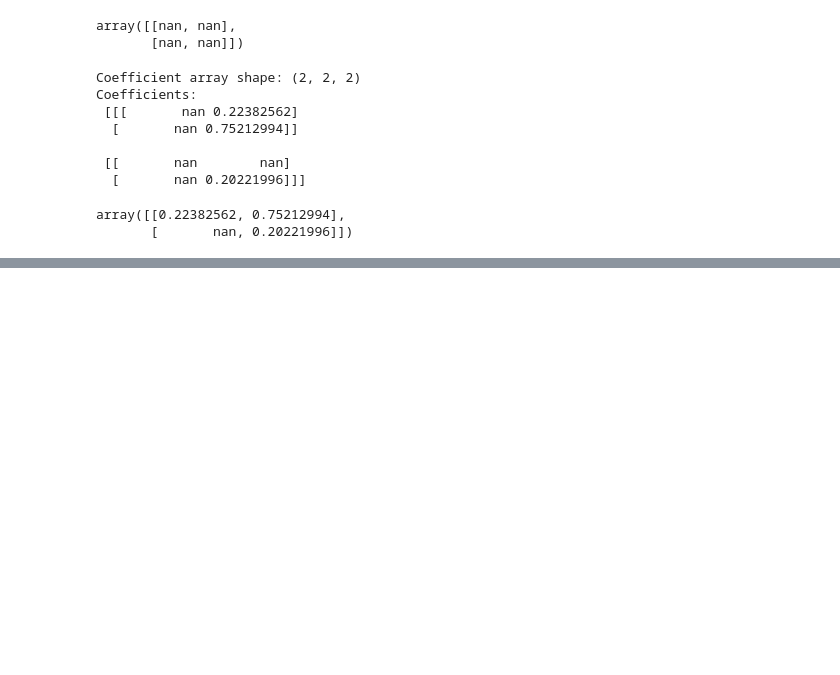
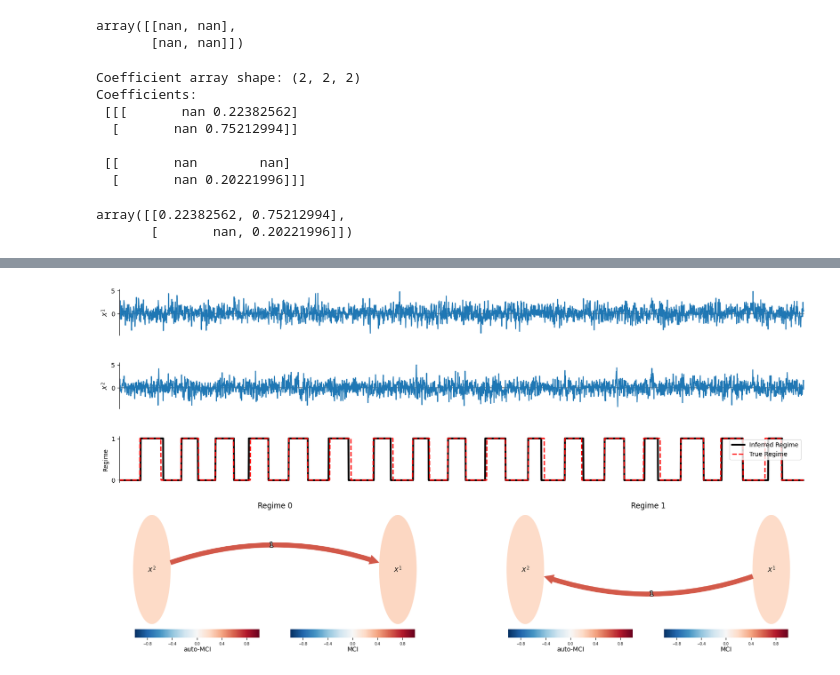
Before and after one commit to michelexyz/ML4G, a Jupyter notebook: synthetic_data_study_reproduction.ipynb, the cells around one changed output, grey strips where cells are left out. Cells and saved outputs as stored; diff of their text form; code cells hidden in the pictures; blank space fills up the shorter version.

Commit message:
Added arrowdirection results

```diff
--- a/synthetic_data_study_reproduction.ipynb
+++ b/synthetic_data_study_reproduction.ipynb
@@ -627,0 +669,19 @@ array([[0.22382562, 0.75212994],
+# %%
+generator = RegimeDataGenerator(
+        regime_definitions=arrow_direction,
+        n_vars=2,
+        T=T,
+        seed=43,
+        noise_std=1.0,
+        cycle_regimes=False,  # pick randomly, excluding last regime
+    )
+
+arrow_direction_data, assignments, number_of_switches= generator.generate_data()
+
+print("Data shape:", arrow_direction_data.shape)
+print("Assignments shape:", assignments.shape)
+print("Unique regimes:", np.unique(assignments, return_counts=True))
+print("Number of switches between regimes:", number_of_switches)
+
+positive_mask = generator.create_mask_for_regime(assignments, "positive_sign")
+print("Mask shape:", positive_mask.shape)
@@ -627,0 +752,67 @@ array([[0.22382562, 0.75212994],
+# %%
+unique_regimes = np.unique(assignments)               # e.g. ['Summer','Winter']
+regime_map = {reg: i for i, reg in enumerate(unique_regimes)}
+true_regimes_int = np.array([regime_map[r] for r in assignments])
+datatime = np.arange(T)
+inverted_regimes = np.ones(len(true_regimes_int),dtype=np.int64) - true_regimes_int
+
+var_names = [r'$X^1$', r'$X^2$']
+N = 2
+
+regimes = results['regimes'].argmax(axis=0)
+n_regimes = len(results['causal_results'])
+
+# Create nice Mosaic plot
+mosaic = [['data %s' %j for i in range(n_regimes)] for j in range(N+1)]
+for n in range(N):
+    mosaic.append(['graph %s' %i for i in range(n_regimes)])
+
+fig, axs = plt.subplot_mosaic(mosaic = mosaic, figsize=(20, 10))
+
+for j in range(N):
+    ax = axs['data %s' %j]
+    ax.axhline(0., color='grey')
+    ax.plot(datatime, arrow_direction_data[:,j])
+    for loc, spine in ax.spines.items():
+        if loc != 'left':
+            spine.set_color("none")
+
+    ax.xaxis.set_ticks([])
+    ax.set_xlim(0., T)
+    ax.set_ylabel(var_names[j])
+
+# Regime variable
+ax = axs['data %s' %N]
+# Plot the inferred regime in black
+ax.plot(datatime, regimes.astype(int), lw=3, color='black', label='Inferred Regime')
+
+# Plot the true regime in, say, red
+ax.plot(datatime, inverted_regimes, lw=2, color='red',linestyle='--', alpha=1, label='True Regime')
+
+# Tidy up
+ax.set_xlim(0., T)
+#ax.axhline(0., color='grey')
+for loc, spine in ax.spines.items():
+    if loc != 'left':
+        spine.set_color("none")
+ax.xaxis.set_ticks([])
+ax.yaxis.set_ticks(range(n_regimes))
+ax.set_ylabel("Regime")
+
+# Finally, add a legend
+ax.legend()
+# Causal graphs for each regime
+for w in range(n_regimes):
+    show_colorbar = True
+    tp.plot_graph(graph=results['causal_results'][w]['graph'],
+                  val_matrix=results['causal_results'][w]['val_matrix'],
+                  show_colorbar=show_colorbar,
+                  var_names=var_names,
+                  node_aspect=1,
+                  fig_ax=(fig, axs['graph %s' %w]))
+    axs['graph %s' %w].set_title("Regime %d" %w, pad=-4)
+
+fig.subplots_adjust(hspace=0.6)
+plt.show()
+# %% [output]
+[figure, added]
```
Also changed, not shown: parts of 12 cells of this notebook, 3 other files.
